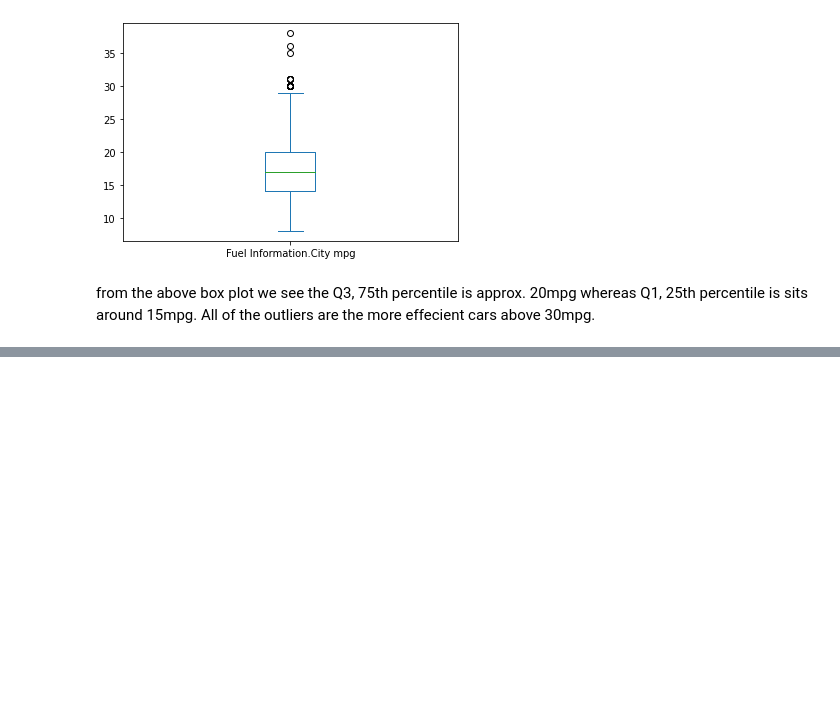
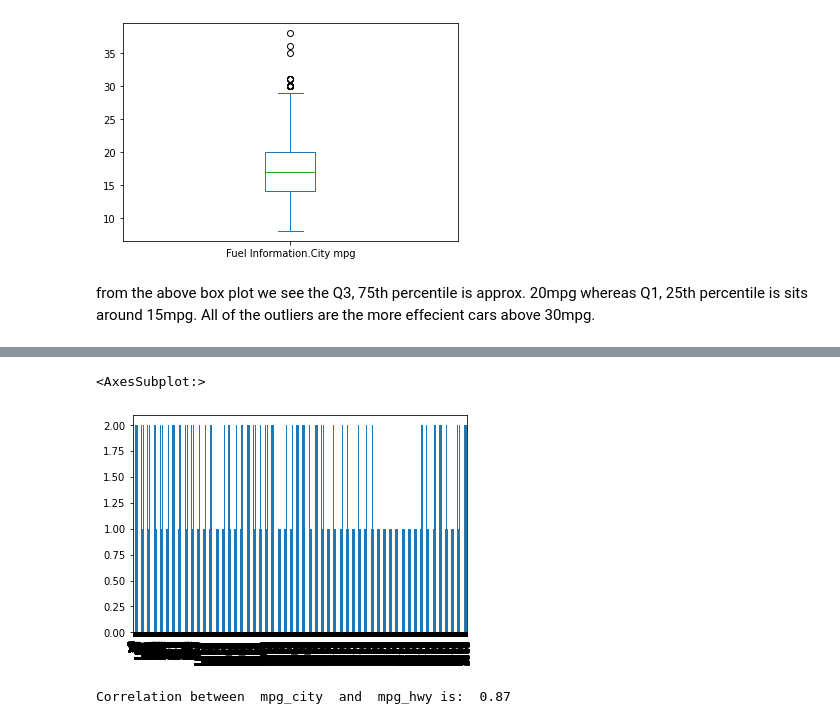
Before and after one commit to calvarezzzle/csx4501, a Jupyter notebook: week 5.ipynb, the cells around one changed output, grey strips where cells are left out. Saved outputs shown, nothing was run; the diff lists cells and outputs as text; code cells hidden in the pictures; blank space fills up the shorter version.

```diff
--- a/week 5.ipynb
+++ b/week 5.ipynb
@@ -73,0 +108,14 @@ SyntaxError: invalid syntax (2033100172.py, line 4)
+# %%
+# creating bar plot based on mean split column
+
+import pandas as pd
+import numpy as np
+import seaborn as sns
+import matplotlib.pyplot as plt
+
+split = df['mean_split']
+splits = pd.to_numeric(split)
+splits.plot(kind = 'bar')
+# %% [output]
+<AxesSubplot:>
+[figure, added]
@@ -73,0 +124,9 @@ SyntaxError: invalid syntax (2033100172.py, line 4)
+# %%
+# creating new column based on mpg hwy
+
+mpg_hwy = df['Fuel Information.Highway mpg']
+
+corr = mpg_city.corr(mpg_hwy)
+print("Correlation between " , 'mpg_city' , " and ", 'mpg_hwy', "is: ", round(corr, 2))
+# %% [output]
+Correlation between  mpg_city  and  mpg_hwy is:  0.87
```
Also changed, not shown: parts of 5 cells of this notebook.
